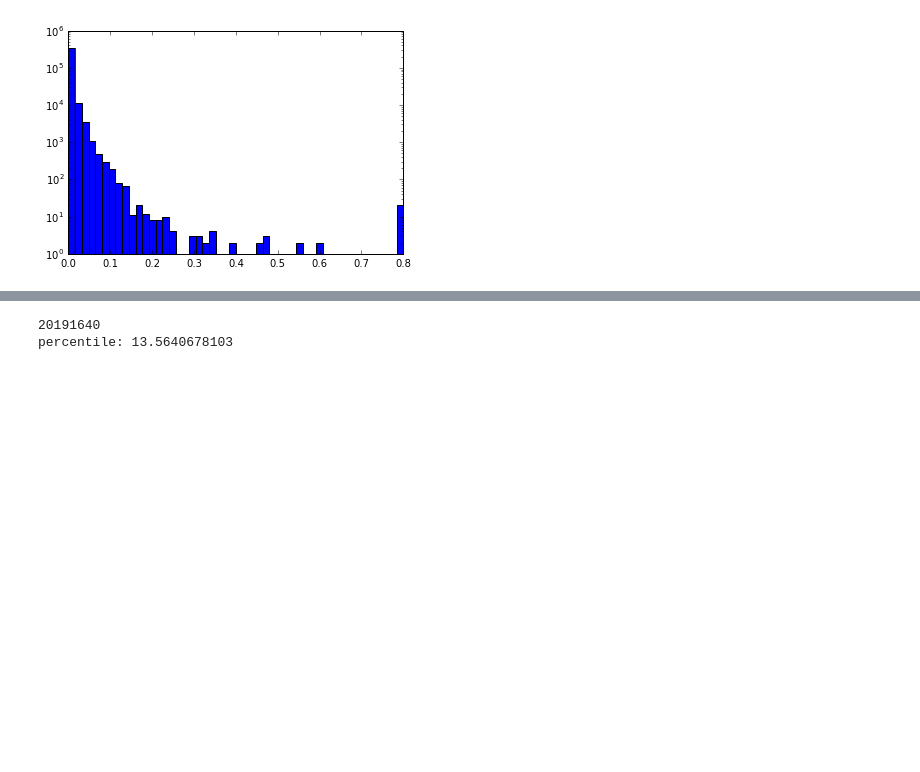
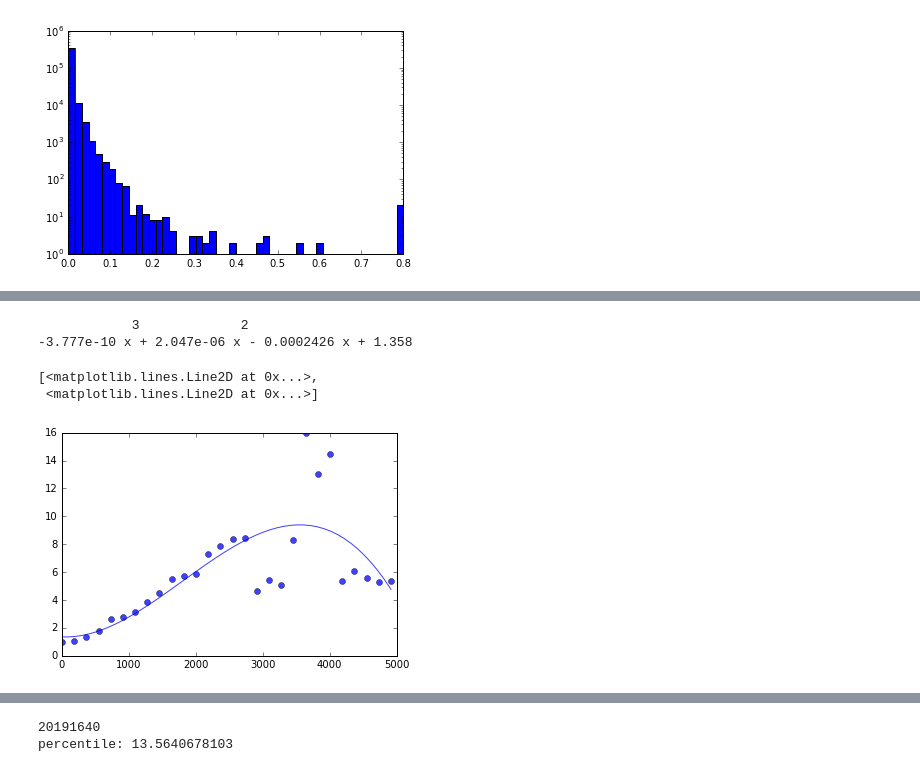
Before and after one commit to ehoppmann/PMCnetworks, a Jupyter notebook: 1-scape-parse/07-09-2016 - author stats.ipynb, the cells around one changed output, grey strips where cells are left out. Cells and saved outputs as stored; diff of their text form; code cells hidden in the pictures; blank space fills up the shorter version.

```diff
--- a/1-scape-parse/07-09-2016 - author stats.ipynb
+++ b/1-scape-parse/07-09-2016 - author stats.ipynb
@@ -70,0 +104,21 @@ totcounts = counts.sum()
+# %%
+import math
+#group in increments of 100 days
+groups = 28
+dayspergroup = 182
+x = [i*dayspergroup for i in range(groups)]
+xcounts = [0]*groups
+xvalues = [0]*groups
+for i, entry in enumerate(daysoutl):
+    try:
+        ix = x.index(math.floor(entry/float(dayspergroup))*dayspergroup)
+        xcounts[ix] += 1
+        xvalues[ix] += numincitesl[i]
+    except ValueError: #out of range
+        pass
+avgcitesin100dayperiod = []
+for i in range(groups):
+    if xcounts[i] > 50: #fewer than 50 count -> skip
+        avgcitesin100dayperiod.append(float(xvalues[i]) / float(xcounts[i]))
+    else:
+        avgcitesin100dayperiod.append(None)
@@ -70,0 +145,16 @@ totcounts = counts.sum()
+# %%
+import numpy as np
+z = np.polyfit(x, avgcitesin100dayperiod, 3)
+f = np.poly1d(z)
+print f
+x_new = np.linspace(x[0], x[-1], 50)
+y_new = f(x_new)
+# %% [output]
+            3             2
+-3.777e-10 x + 2.047e-06 x - 0.0002426 x + 1.358
+# %%
+plt.plot(x, avgcitesin100dayperiod, 'bo', x_new, y_new, alpha=0.75)
+# %% [output]
+[<matplotlib.lines.Line2D at 0x...>,
+ <matplotlib.lines.Line2D at 0x...>]
+[figure, added]
```
Also changed, not shown: parts of 9 cells of this notebook.
